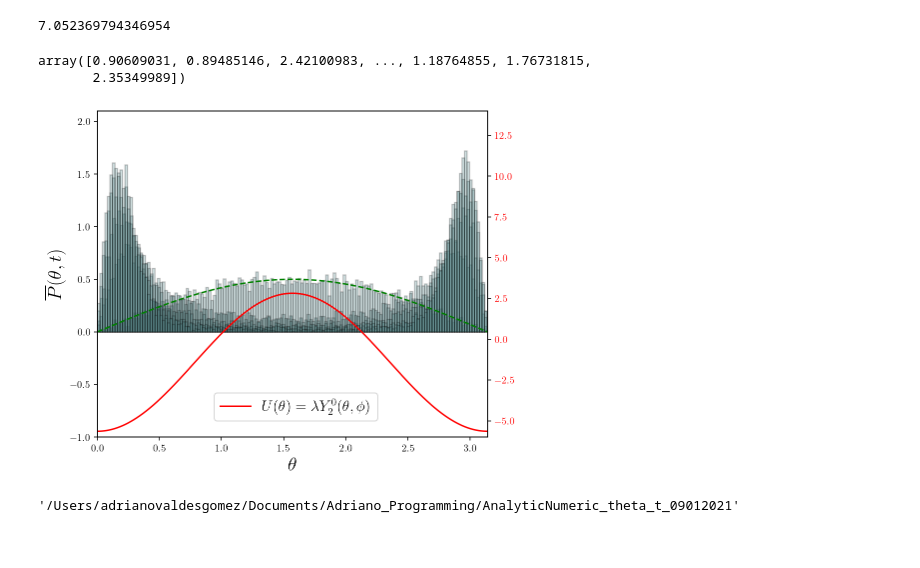
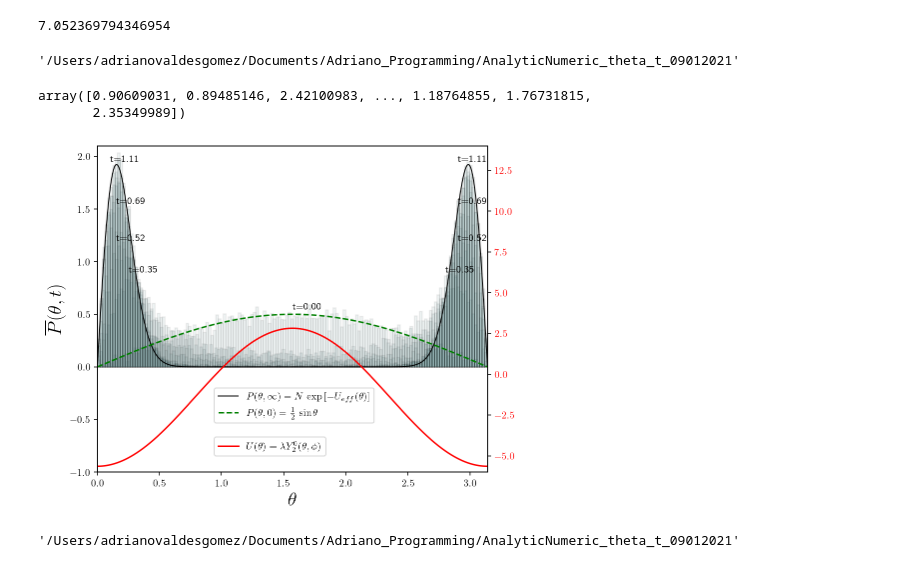
Before and after one commit to AdrianoValdesGomez/PhD-Thesis, a Jupyter notebook: Relaxion Times Ylm.ipynb, the cells around one changed output. Cells and saved outputs as stored; diff of their text form; code cells hidden in the pictures.

Commit message:
Updating the base code and a Notebook from we are creating the plots for the Smoluchowski paper

```diff
--- a/Relaxion Times Ylm.ipynb
+++ b/Relaxion Times Ylm.ipynb
@@ -151,7 +233,8 @@ x1.shape
 (10001, 10000)
 # %%
 #l_steps = [70*i for i in range(70)]
-l_steps = [0,500,1000,2000,4000]
+l_steps = [0,500,1000,2000,5000,5100,5200,5300,5400,5500,5600,5700]
+#l_steps = [4000]
 # %%
 fig = plt.figure(figsize = (7,6))
 ax = fig.add_subplot(111)
@@ -196,0 +310,4 @@ pwd
+# %%
+l_steps = [0,500,1000,2000,5000,5100]
+# %%
+mi_paleta = sns.color_palette('viridis',len(l_steps))
@@ -279,6 +447,10 @@ p0_Y20_int = (1./Norm2)*np.exp(const*(3*np.cos(theta2)**2 - 1))*np.sin(theta2)
 5.0*np.sqrt(2*D)*np.sqrt(5./(16*np.pi))/D
 # %% [output]
 7.052369794346954
+# %%
+pwd
+# %% [output]
+'/Users/adrianovaldesgomez/Documents/Adriano_Programming/AnalyticNumeric_theta_t_09012021'
 # %%
 x2[0]
 # %% [output]
@@ -286,7 +458,8 @@ array([0.90609031, 0.89485146, 2.42100983, ..., 1.18764855, 1.76731815,
        2.35349989])
 # %%
 #l_steps2 = [50*i for i in range(30)]
-l_steps2 = [0,500,750,1000,1200]
+l_steps2 = [0,500,750,1000,1600,1700,1800,1900]
+#l_steps2 = [1000]
 # %%
 fig = plt.figure(figsize=(7,6))
 ax = fig.add_subplot(111)
@@ -295,39 +468,54 @@ for i in l_steps2:
 
     plt.rc('text', usetex = True)
     n,bins, rectangles = ax.hist(x2[i], bins = int(( np.array(x2[i][:]).max() - np.array(x2[i][:]).min() )*50),
-                                 density = True, color = "cadetblue", alpha = 0.25,
-                                 edgecolor='black', linewidth=1.2, label='Numerical Results')
+                                 density = True, color = "cadetblue", alpha = 0.08,
+                                 edgecolor='black', linewidth=1.2, label='')
     #fig.canvas.draw()
     #ax.plot(theta, p0_Y20_int, label = r'$P(\theta, \infty) = N\,\exp{[-\Phi(\theta)]}$', linewidth=2.5)
     #ax.plot(theta, p0_Y20_int, linewidth=1.0, color='black', alpha=0.850)
     #ax.fill_between(theta, p0_Y20_int ,y2 = 0, color = '#778899', alpha = .350, label=r'$P(\theta, \infty) = N \,\exp{[-U(\theta)]}$')
     ax.set_xlabel(r"$\theta$", fontsize = 19)
     ax.set_ylabel(r'$\overline{P}(\theta,t)$', size=19)
     #plt.ylabel(r"$P(\theta,t = t_0| \theta_0, t_0)$", fontsize = 18)
     #plt.legend(loc = 1, fontsize = 14)
     #plt.title(r"$P(\theta,t = t_0| \theta_0, t_0)$", fontsize = 15)
+
+
+ax.plot(theta, p0_Y20_int, label = r'$P(\theta, \infty) = N\,\exp{[-U_{eff}(\theta)]}$', linewidth=1., color='k')
+ax.text(np.pi/2,0.55 , 't={0:.2f}'.format(0*dt))
+
+ax.text(0.25,0.90 , 't={0:.2f}'.format(500*dt))
+ax.text(0.15,1.2 , 't={0:.2f}'.format(750*dt))
+ax.text(0.15,1.55 , 't={0:.2f}'.format(1000*dt))
+ax.text(0.1,1.95 , 't={0:.2f}'.format(1600*dt))
+
+
+ax.text(2.8,0.90 , 't={0:.2f}'.format(500*dt))
+ax.text(2.9,1.2 , 't={0:.2f}'.format(750*dt))
+ax.text(2.9,1.55 , 't={0:.2f}'.format(1000*dt))
+ax.text(2.9,1.95 , 't={0:.2f}'.format(1600*dt))
 
 ax2 = ax.twinx()
 
 ax2.plot(xpot2, 1.0*ypot2, color = "r", linestyle = "-", label = r"$U(\theta) = \lambda Y_{2}^{0}(\theta, \phi)$")
 ax2.tick_params(axis='y', labelcolor='r')
 #ax2.set_xtickslabels([str(x) for x in np.lisnpace(-6,3,10)  ])
 
 ax.plot(xpot, 0.5*np.sin(xpot), color = "g", linestyle = "--",label = r"$P(\theta,0) = \frac{1}{2}\,\sin{\theta}$")
 #plt.plot(theta, p0_Y20, 'b', label = r'$P(\theta, \infty) = N\,\exp{[-\Phi(\theta)]}$')
 ax.set_ylim(-1.,2.1)
 plt.xlim(0,np.pi)
 #plt.yscale('log')
 
 ax2.set_ylim(-6,14)
 
-    #ax.legend(loc=(.32, .10))
+ax.legend(loc=(.3, .15))
 #ax2.legend(loc=(.35, .65))
-ax2.legend(loc=(.3, .05), fontsize=15)
-plt.savefig("Y20_Hist_Theta_tinfty_twin", dpi = 250)
+ax2.legend(loc=(.3, .05))
+#plt.savefig("/Users/adrianovaldesgomez/Desktop/Y20_Hist_Theta_Evolution", dpi = 250)
 plt.show()
 # %% [output]
-[figure, old version]
+[figure, new version]
 # %%
 pwd
 # %% [output]
```
Also changed, not shown: parts of 38 cells of this notebook, 1 other file.
